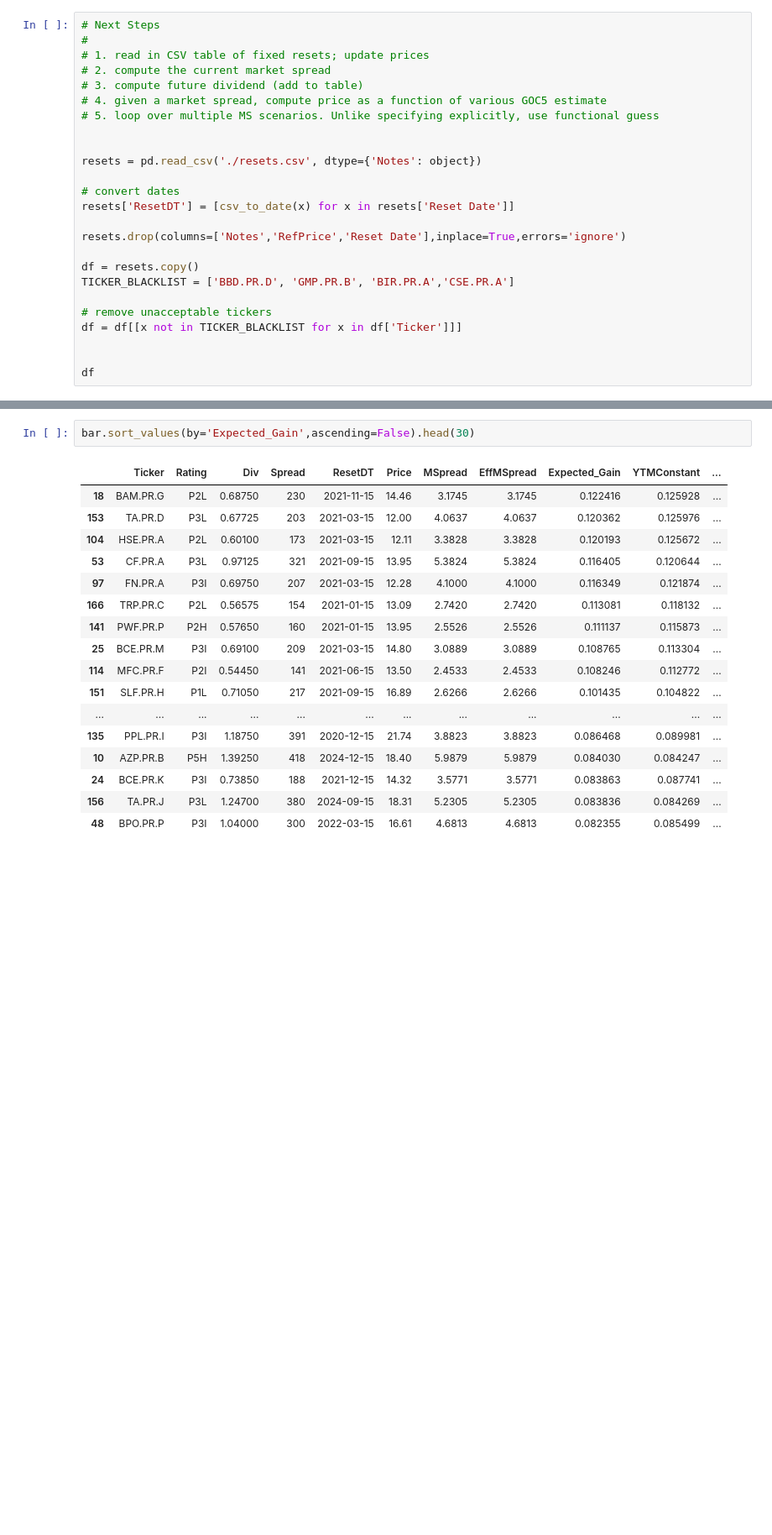
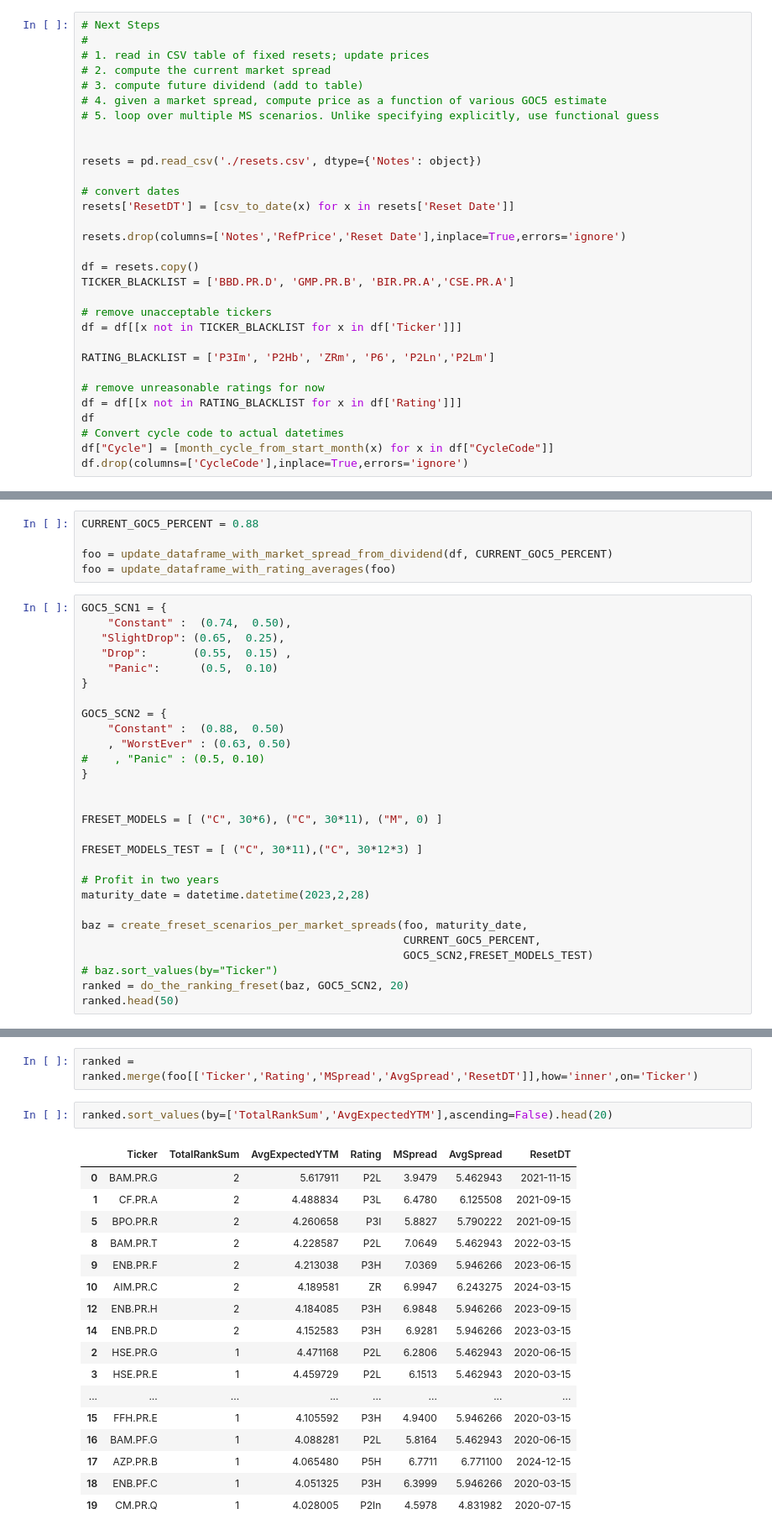
Before and after one commit to mishaba/canprefs, a Jupyter notebook: FixedResets.ipynb, the cells around one changed output, grey strips where cells are left out. Shown: that part at 84% size. Saved outputs shown, nothing was run; the diff lists cells and outputs as text; blank space fills up the shorter version.

```diff
--- a/FixedResets.ipynb
+++ b/FixedResets.ipynb
@@ -30,5 +30,11 @@ TICKER_BLACKLIST = ['BBD.PR.D', 'GMP.PR.B', 'BIR.PR.A','CSE.PR.A']
 # remove unacceptable tickers
 df = df[[x not in TICKER_BLACKLIST for x in df['Ticker']]]
 
+RATING_BLACKLIST = ['P3Im', 'P2Hb', 'ZRm', 'P6', 'P2Ln','P2Lm']
 
+# remove unreasonable ratings for now
+df = df[[x not in RATING_BLACKLIST for x in df['Rating']]]
 df
+# Convert cycle code to actual datetimes
+df["Cycle"] = [month_cycle_from_start_month(x) for x in df["CycleCode"]]
+df.drop(columns=['CycleCode'],inplace=True,errors='ignore')
@@ -147,0 +75,33 @@ bar.head(3)
+# %%
+CURRENT_GOC5_PERCENT = 0.88
+
+foo = update_dataframe_with_market_spread_from_dividend(df, CURRENT_GOC5_PERCENT)
+foo = update_dataframe_with_rating_averages(foo)
+# %%
+GOC5_SCN1 = {
+    "Constant" :  (0.74,  0.50),
+   "SlightDrop": (0.65,  0.25),
+   "Drop":       (0.55,  0.15) ,
+    "Panic":      (0.5,  0.10)
+}
+
+GOC5_SCN2 = {
+    "Constant" :  (0.88,  0.50)
+    , "WorstEver" : (0.63, 0.50)
+#    , "Panic" : (0.5, 0.10)
+}
+
+
+FRESET_MODELS = [ ("C", 30*6), ("C", 30*11), ("M", 0) ]
+
+FRESET_MODELS_TEST = [ ("C", 30*11),("C", 30*12*3) ]
+
+# Profit in two years
+maturity_date = datetime.datetime(2023,2,28)
+
+baz = create_freset_scenarios_per_market_spreads(foo, maturity_date,
+                                                 CURRENT_GOC5_PERCENT,
+                                                 GOC5_SCN2,FRESET_MODELS_TEST)
+# baz.sort_values(by="Ticker")
+ranked = do_the_ranking_freset(baz, GOC5_SCN2, 20)
+ranked.head(50)
@@ -148,20 +126,22 @@ bar.head(3)
+# %%
+ranked = ranked.merge(foo[['Ticker','Rating','MSpread','AvgSpread','ResetDT']],how='inner',on='Ticker')
 # %%
-bar.sort_values(by='Expected_Gain',ascending=False).head(30)
+ranked.sort_values(by=['TotalRankSum','AvgExpectedYTM'],ascending=False).head(20)
 # %% [output]
-|  | Ticker | Rating | Div | Spread | ResetDT | Price | MSpread | EffMSpread | Expected_Gain | YTMConstant | ... |
-| 18 | BAM.PR.G | P2L | 0.68750 | 230 | 2021-11-15 | 14.46 | 3.1745 | 3.1745 | 0.122416 | 0.125928 | ... |
-| 153 | TA.PR.D | P3L | 0.67725 | 203 | 2021-03-15 | 12.00 | 4.0637 | 4.0637 | 0.120362 | 0.125976 | ... |
-| 104 | HSE.PR.A | P2L | 0.60100 | 173 | 2021-03-15 | 12.11 | 3.3828 | 3.3828 | 0.120193 | 0.125672 | ... |
-| 53 | CF.PR.A | P3L | 0.97125 | 321 | 2021-09-15 | 13.95 | 5.3824 | 5.3824 | 0.116405 | 0.120644 | ... |
-| 97 | FN.PR.A | P3I | 0.69750 | 207 | 2021-03-15 | 12.28 | 4.1000 | 4.1000 | 0.116349 | 0.121874 | ... |
-| 166 | TRP.PR.C | P2L | 0.56575 | 154 | 2021-01-15 | 13.09 | 2.7420 | 2.7420 | 0.113081 | 0.118132 | ... |
-| 141 | PWF.PR.P | P2H | 0.57650 | 160 | 2021-01-15 | 13.95 | 2.5526 | 2.5526 | 0.111137 | 0.115873 | ... |
-| 25 | BCE.PR.M | P3I | 0.69100 | 209 | 2021-03-15 | 14.80 | 3.0889 | 3.0889 | 0.108765 | 0.113304 | ... |
-| 114 | MFC.PR.F | P2I | 0.54450 | 141 | 2021-06-15 | 13.50 | 2.4533 | 2.4533 | 0.108246 | 0.112772 | ... |
-| 151 | SLF.PR.H | P1L | 0.71050 | 217 | 2021-09-15 | 16.89 | 2.6266 | 2.6266 | 0.101435 | 0.104822 | ... |
-| ... | ... | ... | ... | ... | ... | ... | ... | ... | ... | ... | ... |
-| 135 | PPL.PR.I | P3I | 1.18750 | 391 | 2020-12-15 | 21.74 | 3.8823 | 3.8823 | 0.086468 | 0.089981 | ... |
-| 10 | AZP.PR.B | P5H | 1.39250 | 418 | 2024-12-15 | 18.40 | 5.9879 | 5.9879 | 0.084030 | 0.084247 | ... |
-| 24 | BCE.PR.K | P3I | 0.73850 | 188 | 2021-12-15 | 14.32 | 3.5771 | 3.5771 | 0.083863 | 0.087741 | ... |
-| 156 | TA.PR.J | P3L | 1.24700 | 380 | 2024-09-15 | 18.31 | 5.2305 | 5.2305 | 0.083836 | 0.084269 | ... |
-| 48 | BPO.PR.P | P3I | 1.04000 | 300 | 2022-03-15 | 16.61 | 4.6813 | 4.6813 | 0.082355 | 0.085499 | ... |
+|  | Ticker | TotalRankSum | AvgExpectedYTM | Rating | MSpread | AvgSpread | ResetDT |
+| 0 | BAM.PR.G | 2 | 5.617911 | P2L | 3.9479 | 5.462943 | 2021-11-15 |
+| 1 | CF.PR.A | 2 | 4.488834 | P3L | 6.4780 | 6.125508 | 2021-09-15 |
+| 5 | BPO.PR.R | 2 | 4.260658 | P3I | 5.8827 | 5.790222 | 2021-09-15 |
+| 8 | BAM.PR.T | 2 | 4.228587 | P2L | 7.0649 | 5.462943 | 2022-03-15 |
+| 9 | ENB.PR.F | 2 | 4.213038 | P3H | 7.0369 | 5.946266 | 2023-06-15 |
+| 10 | AIM.PR.C | 2 | 4.189581 | ZR | 6.9947 | 6.243275 | 2024-03-15 |
+| 12 | ENB.PR.H | 2 | 4.184085 | P3H | 6.9848 | 5.946266 | 2023-09-15 |
+| 14 | ENB.PR.D | 2 | 4.152583 | P3H | 6.9281 | 5.946266 | 2023-03-15 |
+| 2 | HSE.PR.G | 1 | 4.471168 | P2L | 6.2806 | 5.462943 | 2020-06-15 |
+| 3 | HSE.PR.E | 1 | 4.459729 | P2L | 6.1513 | 5.462943 | 2020-03-15 |
+| ... | ... | ... | ... | ... | ... | ... | ... |
+| 15 | FFH.PR.E | 1 | 4.105592 | P3H | 4.9400 | 5.946266 | 2020-03-15 |
+| 16 | BAM.PF.G | 1 | 4.088281 | P2L | 5.8164 | 5.462943 | 2020-06-15 |
+| 17 | AZP.PR.B | 1 | 4.065480 | P5H | 6.7711 | 6.771100 | 2024-12-15 |
+| 18 | ENB.PF.C | 1 | 4.051325 | P3H | 6.3999 | 5.946266 | 2020-03-15 |
+| 19 | CM.PR.Q | 1 | 4.028005 | P2In | 4.5978 | 4.831982 | 2020-07-15 |
```
Also changed, not shown: parts of 17 cells of this notebook, 4 other files.
